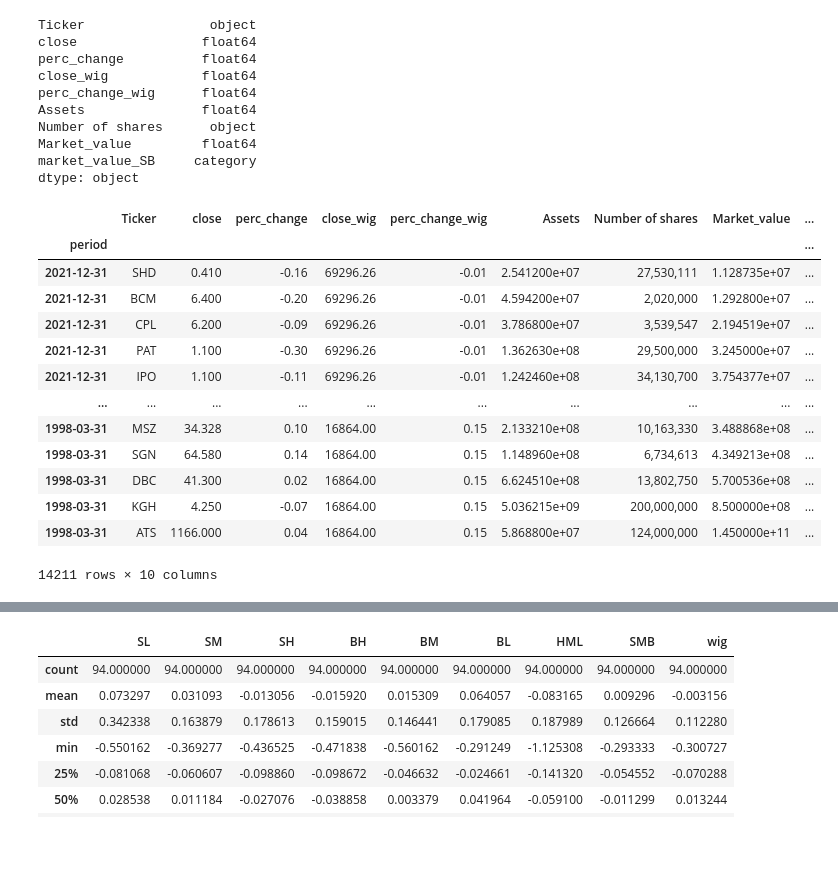
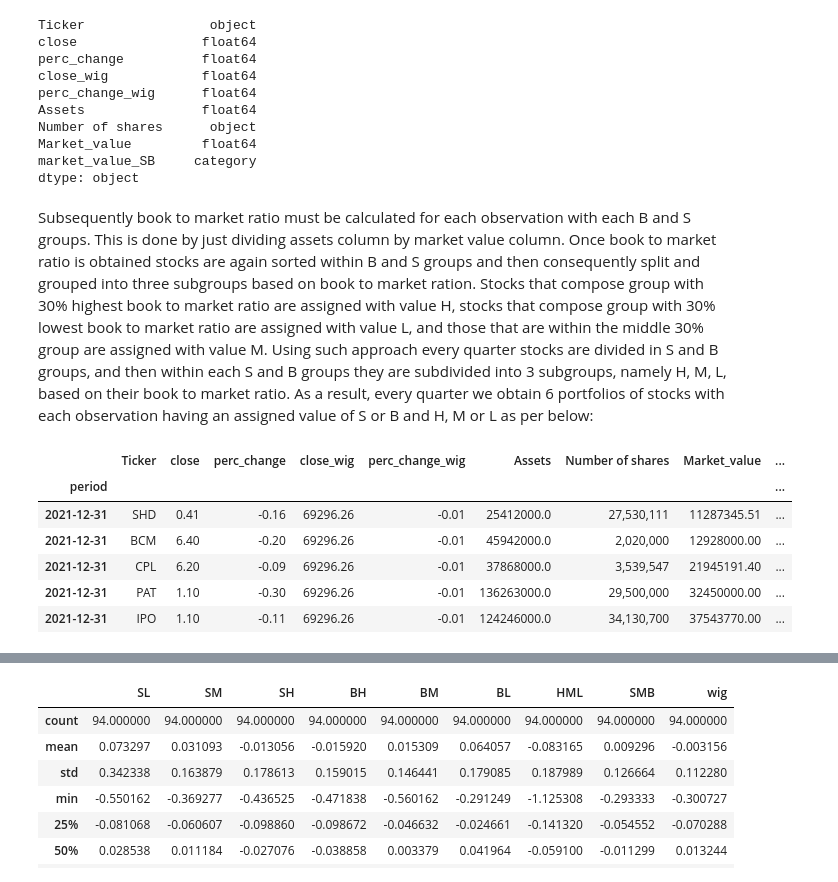
Before and after one commit to AlparslanErol/FF3-CAPM-on-WIG, a Jupyter notebook: capm_ff3_models/capm_ff3_models.ipynb, the cells around one changed output, grey strips where cells are left out. Cells and saved outputs as stored; diff of their text form; code cells hidden in the pictures; blank space fills up the shorter version.

Commit message:
FINAL RESULTS

```diff
--- a/capm_ff3_models/capm_ff3_models.ipynb
+++ b/capm_ff3_models/capm_ff3_models.ipynb
@@ -61,23 +88,18 @@ Number of shares      object
 Market_value         float64
 market_value_SB     category
 dtype: object
+# %% [markdown]
+Subsequently book to market ratio must be calculated for each observation with each B and S groups. This is done by just dividing assets column by market value column. Once book to market ratio is obtained stocks are again sorted within B and S groups and then consequently split and grouped into three subgroups based on book to market ration. Stocks that compose group with 30% highest book to market ratio are assigned with value H, stocks that compose group with 30% lowest book to market ratio are assigned with value L, and those that are within the middle 30% group are assigned with value M. Using such approach every quarter stocks are divided in S and B groups, and then within each S and B groups they are subdivided into 3 subgroups, namely H, M, L, based on their book to market ratio. As a result, every quarter we obtain 6 portfolios of stocks with each observation having an assigned value of S or B and H, M or L as per below:
 # %%
 df['B/M'] = df['Assets']/df['Market_value']
-df
+df.head()
 # %% [output]
 |  | Ticker | close | perc_change | close_wig | perc_change_wig | Assets | Number of shares | Market_value | ... |
 | period |  |  |  |  |  |  |  |  | ... |
-| 2021-12-31 | SHD | 0.410 | -0.16 | 69296.26 | -0.01 | 2.541200e+07 | 27,530,111 | 1.128735e+07 | ... |
-| 2021-12-31 | BCM | 6.400 | -0.20 | 69296.26 | -0.01 | 4.594200e+07 | 2,020,000 | 1.292800e+07 | ... |
-| 2021-12-31 | CPL | 6.200 | -0.09 | 69296.26 | -0.01 | 3.786800e+07 | 3,539,547 | 2.194519e+07 | ... |
-| 2021-12-31 | PAT | 1.100 | -0.30 | 69296.26 | -0.01 | 1.362630e+08 | 29,500,000 | 3.245000e+07 | ... |
-| 2021-12-31 | IPO | 1.100 | -0.11 | 69296.26 | -0.01 | 1.242460e+08 | 34,130,700 | 3.754377e+07 | ... |
-| ... | ... | ... | ... | ... | ... | ... | ... | ... | ... |
-| 1998-03-31 | MSZ | 34.328 | 0.10 | 16864.00 | 0.15 | 2.133210e+08 | 10,163,330 | 3.488868e+08 | ... |
-| 1998-03-31 | SGN | 64.580 | 0.14 | 16864.00 | 0.15 | 1.148960e+08 | 6,734,613 | 4.349213e+08 | ... |
-| 1998-03-31 | DBC | 41.300 | 0.02 | 16864.00 | 0.15 | 6.624510e+08 | 13,802,750 | 5.700536e+08 | ... |
-| 1998-03-31 | KGH | 4.250 | -0.07 | 16864.00 | 0.15 | 5.036215e+09 | 200,000,000 | 8.500000e+08 | ... |
-| 1998-03-31 | ATS | 1166.000 | 0.04 | 16864.00 | 0.15 | 5.868800e+07 | 124,000,000 | 1.450000e+11 | ... |
+| 2021-12-31 | SHD | 0.41 | -0.16 | 69296.26 | -0.01 | 25412000.0 | 27,530,111 | 11287345.51 | ... |
+| 2021-12-31 | BCM | 6.40 | -0.20 | 69296.26 | -0.01 | 45942000.0 | 2,020,000 | 12928000.00 | ... |
+| 2021-12-31 | CPL | 6.20 | -0.09 | 69296.26 | -0.01 | 37868000.0 | 3,539,547 | 21945191.40 | ... |
+| 2021-12-31 | PAT | 1.10 | -0.30 | 69296.26 | -0.01 | 136263000.0 | 29,500,000 | 32450000.00 | ... |
+| 2021-12-31 | IPO | 1.10 | -0.11 | 69296.26 | -0.01 | 124246000.0 | 34,130,700 | 37543770.00 | ... |
-14211 rows × 10 columns
 # %%
 df = df.sort_values(by = ['period', 'Market_value', 'B/M'], ascending = [True, True,True])
```
Also changed, not shown: parts of 69 cells of this notebook, 1 other file.
